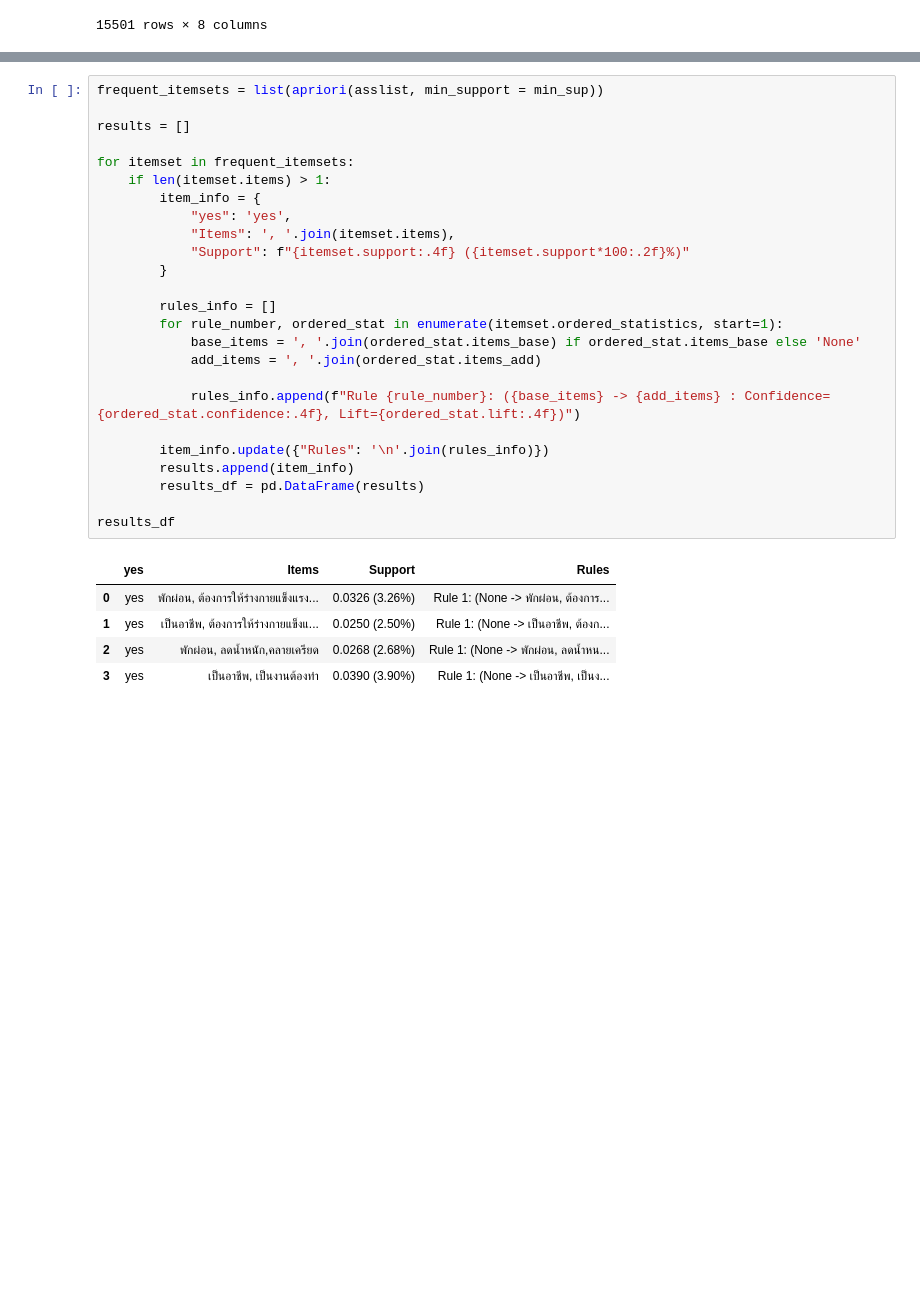
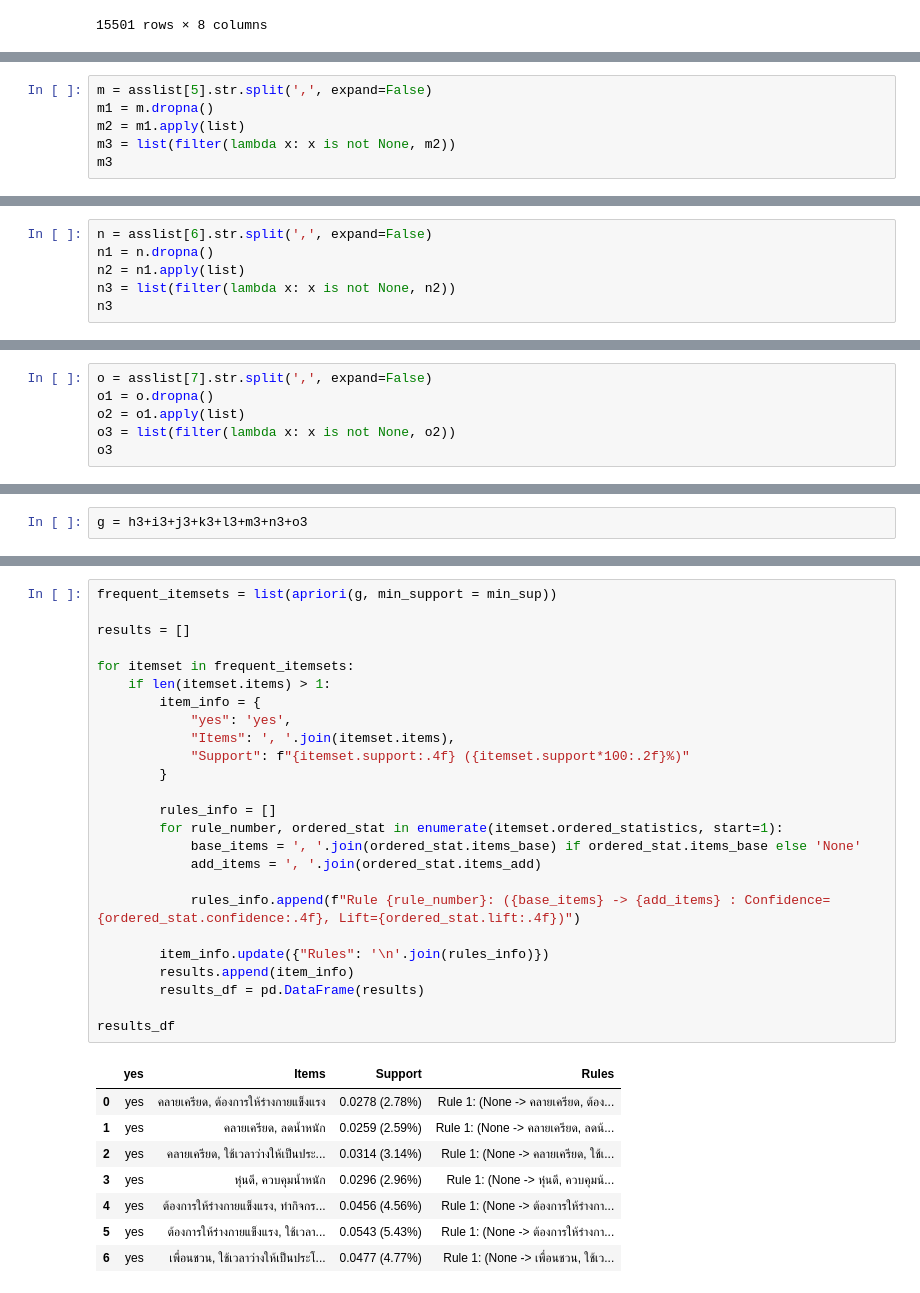
Before and after one commit to Tonry12/BSC_DPDM23, a Jupyter notebook: ex.ipynb, the cells around one changed output, grey strips where cells are left out. Drawn from its saved outputs; the diff is of its cells as text; blank space fills up the shorter version.

```diff
--- a/ex.ipynb
+++ b/ex.ipynb
@@ -674,0 +781,6 @@ Length: 15501, dtype: object
+# %%
+m = asslist[5].str.split(',', expand=False)
+m1 = m.dropna()
+m2 = m1.apply(list)
+m3 = list(filter(lambda x: x is not None, m2))
+m3
@@ -674,0 +805,6 @@ Length: 15501, dtype: object
+# %%
+n = asslist[6].str.split(',', expand=False)
+n1 = n.dropna()
+n2 = n1.apply(list)
+n3 = list(filter(lambda x: x is not None, n2))
+n3
@@ -674,0 +829,6 @@ Length: 15501, dtype: object
+# %%
+o = asslist[7].str.split(',', expand=False)
+o1 = o.dropna()
+o2 = o1.apply(list)
+o3 = list(filter(lambda x: x is not None, o2))
+o3
@@ -675,2 +852,4 @@ Length: 15501, dtype: object
+# %%
+g = h3+i3+j3+k3+l3+m3+n3+o3
 # %%
 min_sup = 0.025
@@ -691,31 +876,34 @@ RelationRecord(items=frozenset({'เป็นอาชีพ', 'เป็นง
 # %%
-frequent_itemsets = list(apriori(asslist, min_support = min_sup))
+frequent_itemsets = list(apriori(g, min_support = min_sup))
 
 results = []
 
 for itemset in frequent_itemsets:
     if len(itemset.items) > 1:
         item_info = {
             "yes": 'yes',
             "Items": ', '.join(itemset.items),
             "Support": f"{itemset.support:.4f} ({itemset.support*100:.2f}%)"
         }
 
         rules_info = []
         for rule_number, ordered_stat in enumerate(itemset.ordered_statistics, start=1):
             base_items = ', '.join(ordered_stat.items_base) if ordered_stat.items_base else 'None'
             add_items = ', '.join(ordered_stat.items_add)
 
             rules_info.append(f"Rule {rule_number}: ({base_items} -> {add_items} : Confidence={ordered_stat.confidence:.4f}, Lift={ordered_stat.lift:.4f})")
 
         item_info.update({"Rules": '\n'.join(rules_info)})
         results.append(item_info)
         results_df = pd.DataFrame(results)
 
 results_df
 # %% [output]
 |  | yes | Items | Support | Rules |
-| 0 | yes | พักผ่อน, ต้องการให้ร่างกายแข็งแรง... | 0.0326 (3.26%) | Rule 1: (None -> พักผ่อน, ต้องการ... |
-| 1 | yes | เป็นอาชีพ, ต้องการให้ร่างกายแข็งแ... | 0.0250 (2.50%) | Rule 1: (None -> เป็นอาชีพ, ต้องก... |
-| 2 | yes | พักผ่อน, ลดน้ำหนัก,คลายเครียด | 0.0268 (2.68%) | Rule 1: (None -> พักผ่อน, ลดน้ำหน... |
-| 3 | yes | เป็นอาชีพ, เป็นงานต้องทำ | 0.0390 (3.90%) | Rule 1: (None -> เป็นอาชีพ, เป็นง... |
+| 0 | yes | คลายเครียด, ต้องการให้ร่างกายแข็งแรง | 0.0278 (2.78%) | Rule 1: (None -> คลายเครียด, ต้อง... |
+| 1 | yes | คลายเครียด, ลดน้ำหนัก | 0.0259 (2.59%) | Rule 1: (None -> คลายเครียด, ลดน้... |
+| 2 | yes | คลายเครียด, ใช้เวลาว่างให้เป็นประ... | 0.0314 (3.14%) | Rule 1: (None -> คลายเครียด, ใช้เ... |
+| 3 | yes | หุ่นดี, ควบคุมน้ำหนัก | 0.0296 (2.96%) | Rule 1: (None -> หุ่นดี, ควบคุมน้... |
+| 4 | yes | ต้องการให้ร่างกายแข็งแรง, ทำกิจกร... | 0.0456 (4.56%) | Rule 1: (None -> ต้องการให้ร่างกา... |
+| 5 | yes | ต้องการให้ร่างกายแข็งแรง, ใช้เวลา... | 0.0543 (5.43%) | Rule 1: (None -> ต้องการให้ร่างกา... |
+| 6 | yes | เพื่อนชวน, ใช้เวลาว่างให้เป็นประโ... | 0.0477 (4.77%) | Rule 1: (None -> เพื่อนชวน, ใช้เว... |
```
Also changed, not shown: parts of 12 cells of this notebook.
